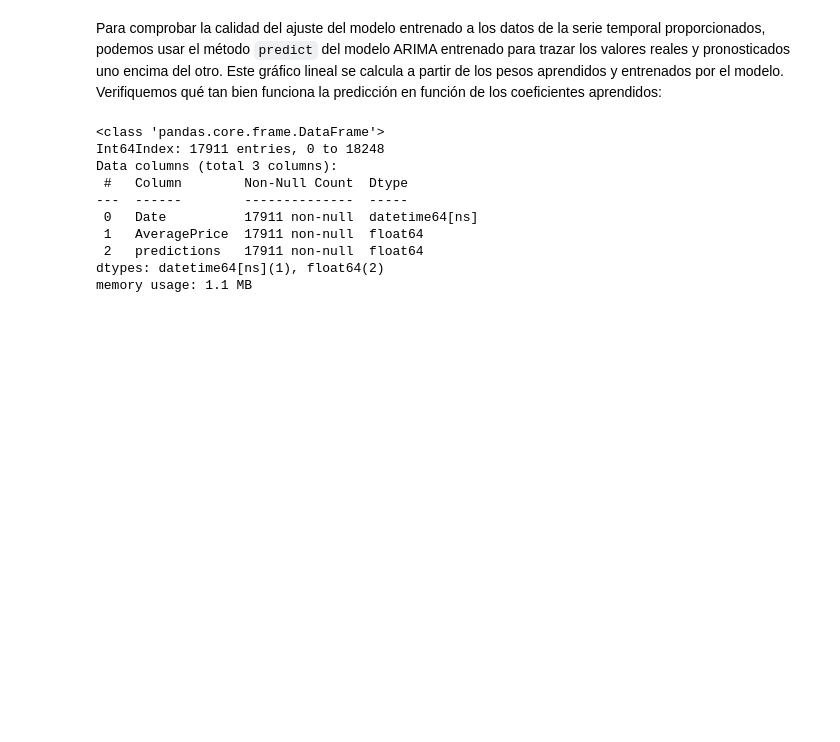
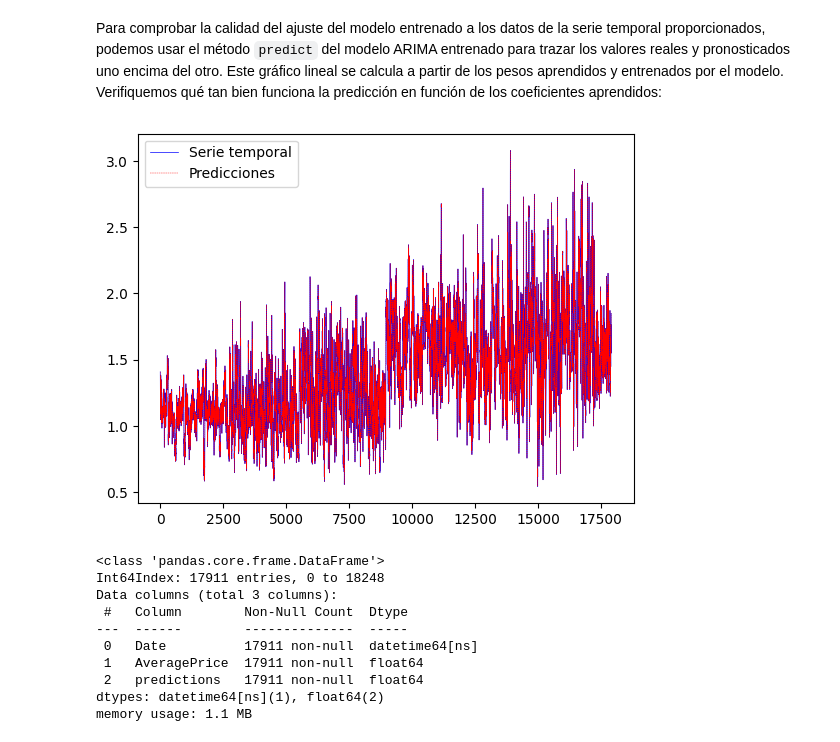
Before and after one commit to CrisDAndres/Series_temporales, a Jupyter notebook: avocado.ipynb, the cells around one changed output. Drawn from its saved outputs; the diff is of its cells as text; code cells hidden in the pictures; blank space fills up the shorter version.

```diff
--- a/avocado.ipynb
+++ b/avocado.ipynb
@@ -391,0 +387,13 @@ avocado_ARIMA['predictions'] = predictions
+# %%
+p = 3 # Coeficientes de autoregresión
+d = 0 # Orden de diferenciación
+q = 3 # Ajuste media móvil
+
+# Creamos figura
+fig, ax = plt.subplots()
+ax.plot(range(len(avocado_ARIMA)), avocado_ARIMA['predictions'].values, 'b-',linewidth=0.5)
+ax.plot(range(d,len(avocado_ARIMA)), predictions[d:], 'r--', linewidth=0.3)
+plt.legend(['Serie temporal', 'Predicciones'])
+plt.show()
+# %% [output]
+[figure, added]
```
Also changed, not shown: parts of 7 cells of this notebook.
